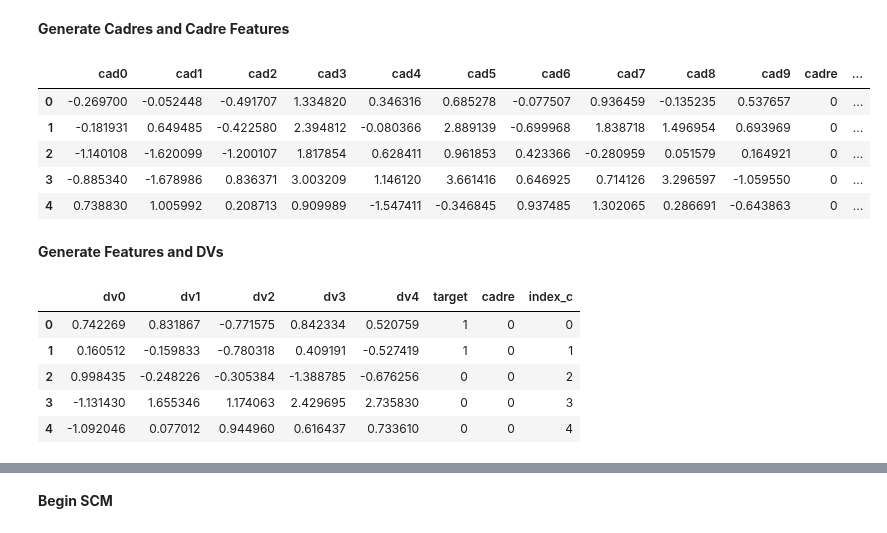
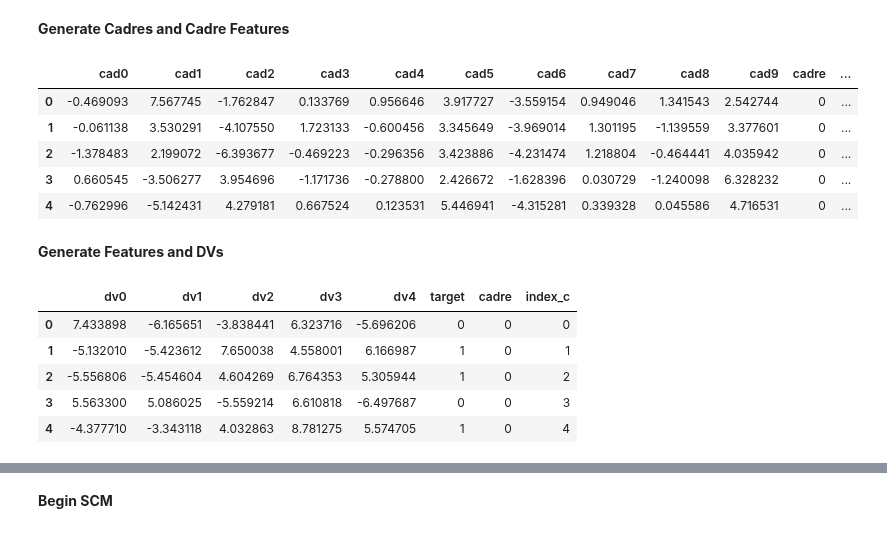
Before and after one commit to HealthINCITE/supervised-cadres, a Jupyter notebook: notebooks/Sim_Test.ipynb, the cells around one changed output, grey strips where cells are left out. Saved outputs shown, nothing was run; the diff lists cells and outputs as text; code cells hidden in the pictures.

```diff
--- a/notebooks/Sim_Test.ipynb
+++ b/notebooks/Sim_Test.ipynb
@@ -33,21 +39,24 @@ from classificationBinary2 import binaryCadreModel
 # %% [markdown]
 **Generate Cadres and Cadre Features**
 # %%
-c_samples = 1000
+c_samples = 10000
 c_features = 10
 c_informative = 5
 c_cadres = 5
 c_seed = 101
+c_red = 0
+c_classep = 4
+c_flip = 0
 # %%
-df_cadre = DGen.DGenerator.generate_cadres(samples = c_samples, features = c_features, informative = c_informative, cadres = c_cadres, seed = c_seed)
+df_cadre = DGen.DGenerator.generate_cadres(samples = c_samples, features = c_features, informative = c_informative, cadres = c_cadres, seed = c_seed, redundant = c_red, classep = c_classep, flip = c_flip)
 df_cadre.head()
 # %% [output]
 |  | cad0 | cad1 | cad2 | cad3 | cad4 | cad5 | cad6 | cad7 | cad8 | cad9 | cadre | ... |
-| 0 | -0.269700 | -0.052448 | -0.491707 | 1.334820 | 0.346316 | 0.685278 | -0.077507 | 0.936459 | -0.135235 | 0.537657 | 0 | ... |
-| 1 | -0.181931 | 0.649485 | -0.422580 | 2.394812 | -0.080366 | 2.889139 | -0.699968 | 1.838718 | 1.496954 | 0.693969 | 0 | ... |
-| 2 | -1.140108 | -1.620099 | -1.200107 | 1.817854 | 0.628411 | 0.961853 | 0.423366 | -0.280959 | 0.051579 | 0.164921 | 0 | ... |
-| 3 | -0.885340 | -1.678986 | 0.836371 | 3.003209 | 1.146120 | 3.661416 | 0.646925 | 0.714126 | 3.296597 | -1.059550 | 0 | ... |
-| 4 | 0.738830 | 1.005992 | 0.208713 | 0.909989 | -1.547411 | -0.346845 | 0.937485 | 1.302065 | 0.286691 | -0.643863 | 0 | ... |
+| 0 | -0.469093 | 7.567745 | -1.762847 | 0.133769 | 0.956646 | 3.917727 | -3.559154 | 0.949046 | 1.341543 | 2.542744 | 0 | ... |
+| 1 | -0.061138 | 3.530291 | -4.107550 | 1.723133 | -0.600456 | 3.345649 | -3.969014 | 1.301195 | -1.139559 | 3.377601 | 0 | ... |
+| 2 | -1.378483 | 2.199072 | -6.393677 | -0.469223 | -0.296356 | 3.423886 | -4.231474 | 1.218804 | -0.464441 | 4.035942 | 0 | ... |
+| 3 | 0.660545 | -3.506277 | 3.954696 | -1.171736 | -0.278800 | 2.426672 | -1.628396 | 0.030729 | -1.240098 | 6.328232 | 0 | ... |
+| 4 | -0.762996 | -5.142431 | 4.279181 | 0.667524 | 0.123531 | 5.446941 | -4.315281 | 0.339328 | 0.045586 | 4.716531 | 0 | ... |
 # %% [markdown]
 **Generate Features and DVs**
 # %%
@@ -60,13 +72,13 @@ t_seed = 101
 # %%
-df_variables = DGenerator.generate_variables(cadres = t_cadres, samples = t_samples, features = t_features, classes = t_classes, informative = t_informative, seed = t_seed)
+df_variables = DGenerator.generate_variables(cadres = t_cadres, samples = t_samples, features = t_features, classes = t_classes, informative = t_informative, seed = t_seed, redundant = t_red, classep = t_classep, flip = t_flip)
 df_variables.head()
 # %% [output]
 |  | dv0 | dv1 | dv2 | dv3 | dv4 | target | cadre | index_c |
-| 0 | 0.742269 | 0.831867 | -0.771575 | 0.842334 | 0.520759 | 1 | 0 | 0 |
-| 1 | 0.160512 | -0.159833 | -0.780318 | 0.409191 | -0.527419 | 1 | 0 | 1 |
-| 2 | 0.998435 | -0.248226 | -0.305384 | -1.388785 | -0.676256 | 0 | 0 | 2 |
-| 3 | -1.131430 | 1.655346 | 1.174063 | 2.429695 | 2.735830 | 0 | 0 | 3 |
-| 4 | -1.092046 | 0.077012 | 0.944960 | 0.616437 | 0.733610 | 0 | 0 | 4 |
+| 0 | 7.433898 | -6.165651 | -3.838441 | 6.323716 | -5.696206 | 0 | 0 | 0 |
+| 1 | -5.132010 | -5.423612 | 7.650038 | 4.558001 | 6.166987 | 1 | 0 | 1 |
+| 2 | -5.556806 | -5.454604 | 4.604269 | 6.764353 | 5.305944 | 1 | 0 | 2 |
+| 3 | 5.563300 | 5.086025 | -5.559214 | 6.610818 | -6.497687 | 0 | 0 | 3 |
+| 4 | -4.377710 | -3.343118 | 4.032863 | 8.781275 | 5.574705 | 1 | 0 | 4 |
 # %%
 z = pd.merge(df_cadre, df_variables)
 z.head()
```
Also changed, not shown: parts of 25 cells of this notebook, 1 other file.
